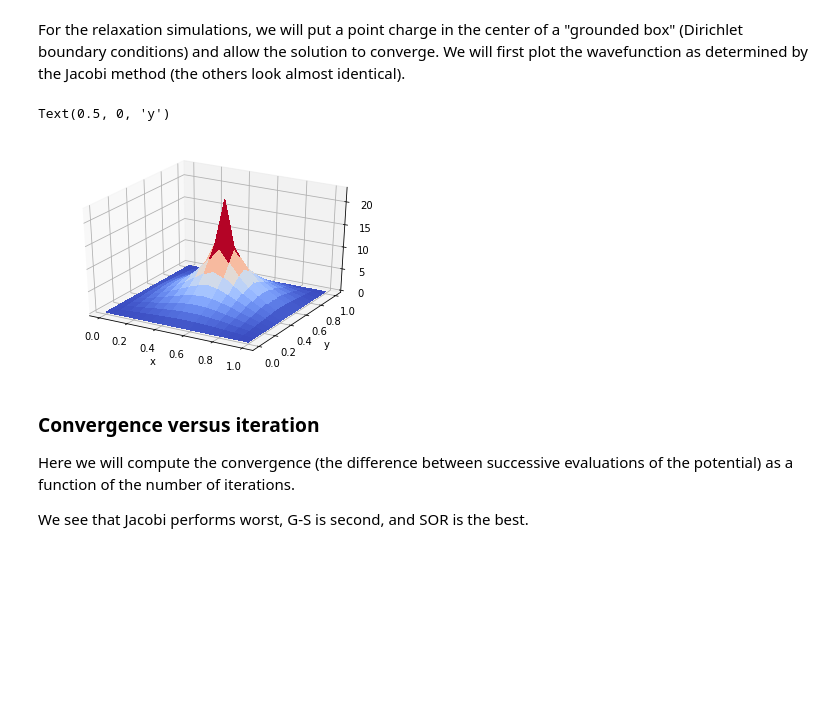
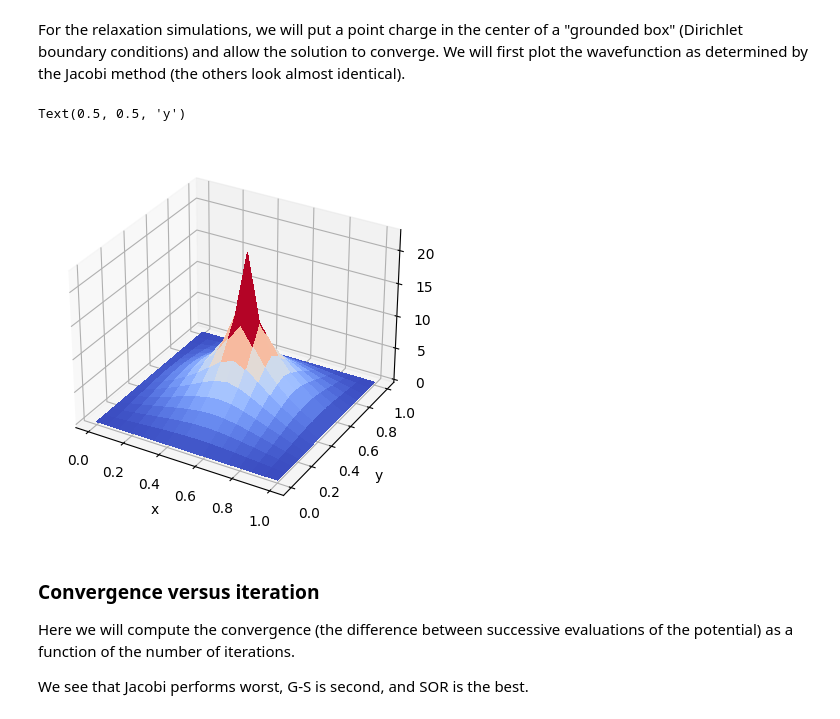
Before and after one commit to ubsuny/CompPhys, a Jupyter notebook: PDEs/poisson.ipynb, the cells around one changed output. Cells and saved outputs as stored; diff of their text form; code cells hidden in the pictures; blank space fills up the shorter version.

```diff
--- a/PDEs/poisson.ipynb
+++ b/PDEs/poisson.ipynb
@@ -185,22 +185,22 @@ for i in steps :
 # %%
 
 # Define the axes
 x = np.arange(0, p.h*(p.L+2), p.h)
 y = np.arange(0, p.h*(p.L+2), p.h)
 # Get the grid
 X, Y = np.meshgrid(x, y)
 # Set Z to the poisson V[i][j]
 Z = np.array( p.V )
 
-fig = plt.figure(1)
-ax = fig.gca(projection='3d')
+fig = plt.figure()
+ax = fig.add_subplot(projection='3d')
 sur = ax.plot_surface( X, Y, Z, rstride=1, cstride=1, cmap=cm.coolwarm,
                         linewidth=0, antialiased=False )
 plt.xlabel("x")
 plt.ylabel("y")
 # %% [output]
-Text(0.5, 0, 'y')
+Text(0.5, 0.5, 'y')
-[figure, old version]
+[figure, new version]
 # %% [markdown]
 ### Convergence versus iteration
 
```
Also changed, not shown: parts of 5 cells of this notebook, 4 other files.
